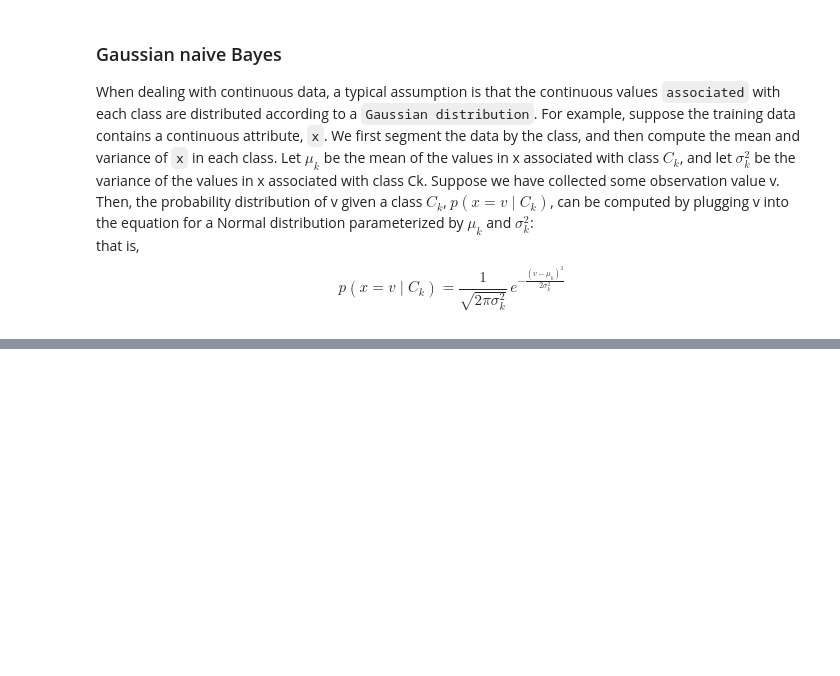
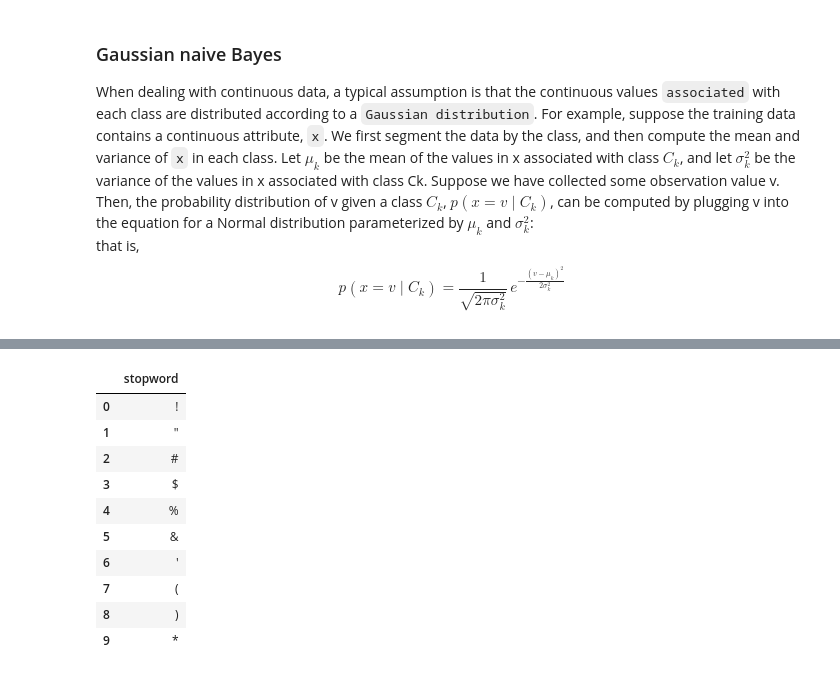
Before and after one commit to JKChang2015/Machine_Learning, a Jupyter notebook: Bayesian network/Naive Bayes classifier.ipynb, the cells around one changed output, grey strips where cells are left out. Saved outputs shown, nothing was run; the diff lists cells and outputs as text; code cells hidden in the pictures; blank space fills up the shorter version.

```diff
--- a/Bayesian network/Naive Bayes classifier.ipynb
+++ b/Bayesian network/Naive Bayes classifier.ipynb
@@ -21,0 +103,15 @@ $$p(x=v\mid C_{k})={\frac {1}{\sqrt {2\pi \sigma _{k}^{2}}}}\,e^{-{\frac {(v-\mu
+# %%
+stopwords=pd.read_csv("./resources/stopwords.txt",index_col=False,sep="\t",quoting=3,names=['stopword'], encoding='utf-8')
+stopwords.head(10)
+# %% [output]
+|  | stopword |
+| 0 | ! |
+| 1 | " |
+| 2 | # |
+| 3 | $ |
+| 4 | % |
+| 5 | & |
+| 6 | ' |
+| 7 | ( |
+| 8 | ) |
+| 9 | * |
```
Also changed, not shown: parts of 37 cells of this notebook, 4 other files.
